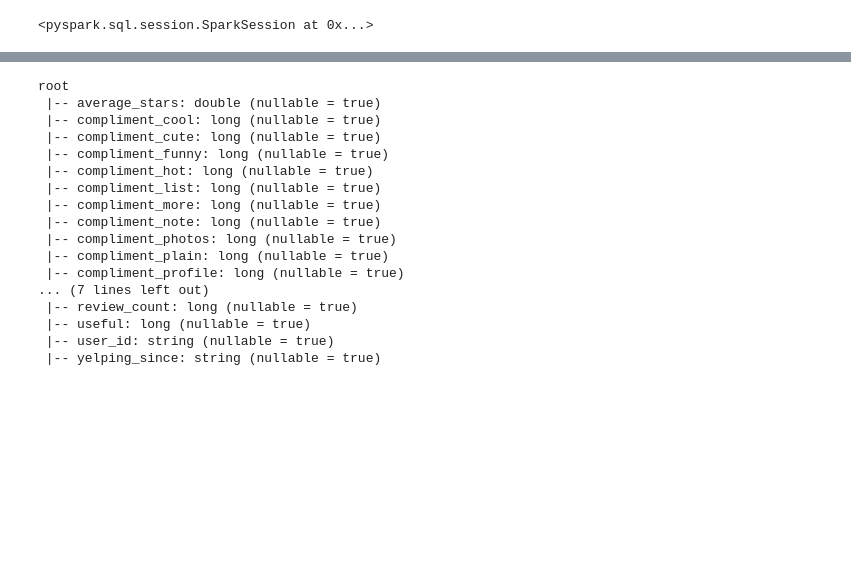
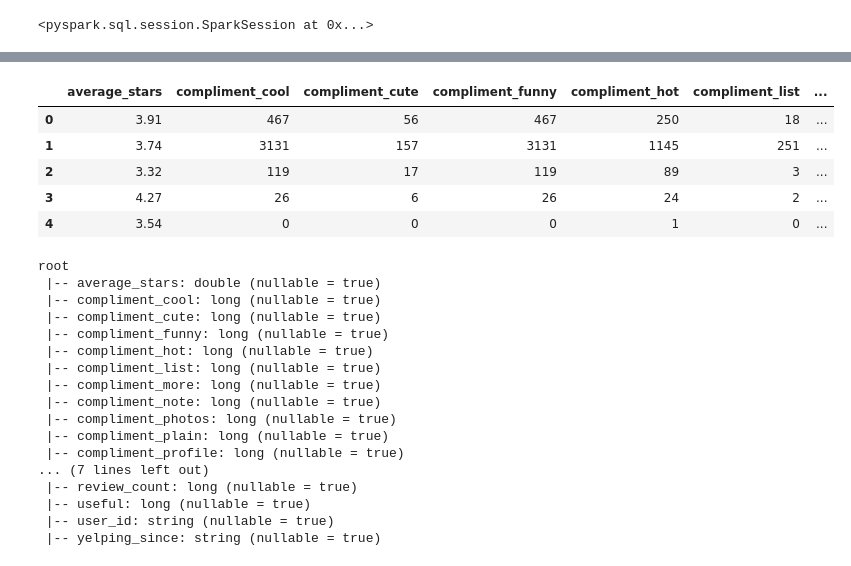
Before and after one commit to JCSR2022/Proyecto-Final-YELP, a Jupyter notebook: ETL_users.ipynb, the cells around one changed output, grey strips where cells are left out. Saved outputs shown, nothing was run; the diff lists cells and outputs as text; code cells hidden in the pictures; blank space fills up the shorter version.

Commit message:
prueba de pandas-on-spark

```diff
--- a/ETL_users.ipynb
+++ b/ETL_users.ipynb
@@ -197,3 +197,7 @@ spark = SparkSession.builder.master("local[*]")\
 spark
 # %% [output]
 <pyspark.sql.session.SparkSession at 0x...>
+# %%
+import pyspark.pandas as ps
+
+psdf = ps.read_json("drive/MyDrive/yelp/Dataset Yelp/user.json")
@@ -200,3 +206,12 @@ spark
+# %%
+psdf.head(5)
+# %% [output]
+|  | average_stars | compliment_cool | compliment_cute | compliment_funny | compliment_hot | compliment_list | ... |
+| 0 | 3.91 | 467 | 56 | 467 | 250 | 18 | ... |
+| 1 | 3.74 | 3131 | 157 | 3131 | 1145 | 251 | ... |
+| 2 | 3.32 | 119 | 17 | 119 | 89 | 3 | ... |
+| 3 | 4.27 | 26 | 6 | 26 | 24 | 2 | ... |
+| 4 | 3.54 | 0 | 0 | 0 | 1 | 0 | ... |
 # %%
 df = spark.read.json("drive/MyDrive/yelp/Dataset Yelp/user.json")
 # %%
```
Also changed, not shown: parts of 2 cells of this notebook.
